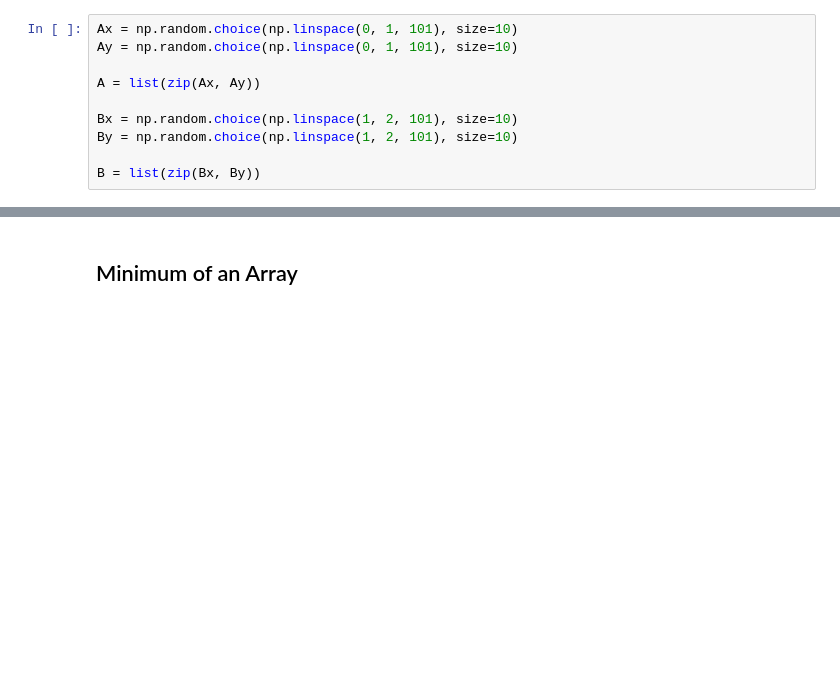
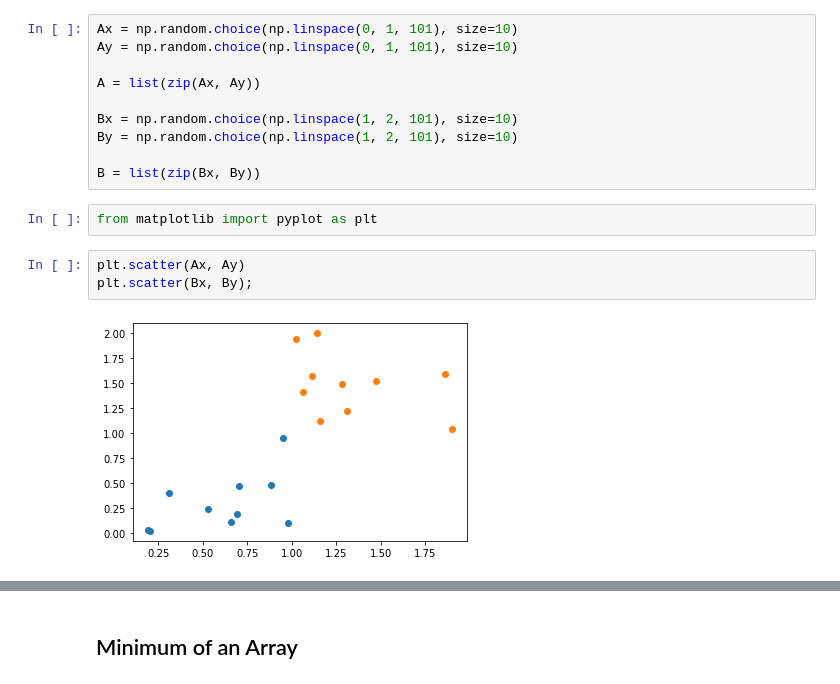
Before and after one commit to gadamico/Code-Snippets, a Jupyter notebook: scratch.ipynb, the cells around one changed output, grey strips where cells are left out. Saved outputs shown, nothing was run; the diff lists cells and outputs as text; blank space fills up the shorter version.

```diff
--- a/scratch.ipynb
+++ b/scratch.ipynb
@@ -1517,6 +1542,13 @@ Bx = np.random.choice(np.linspace(1, 2, 101), size=10)
 By = np.random.choice(np.linspace(1, 2, 101), size=10)
 
 B = list(zip(Bx, By))
+# %%
+from matplotlib import pyplot as plt
+# %%
+plt.scatter(Ax, Ay)
+plt.scatter(Bx, By);
+# %% [output]
+[figure, added]
 # %%
 dist = 0
 
```
Also changed, not shown: parts of 9 cells of this notebook, 1 other file.
